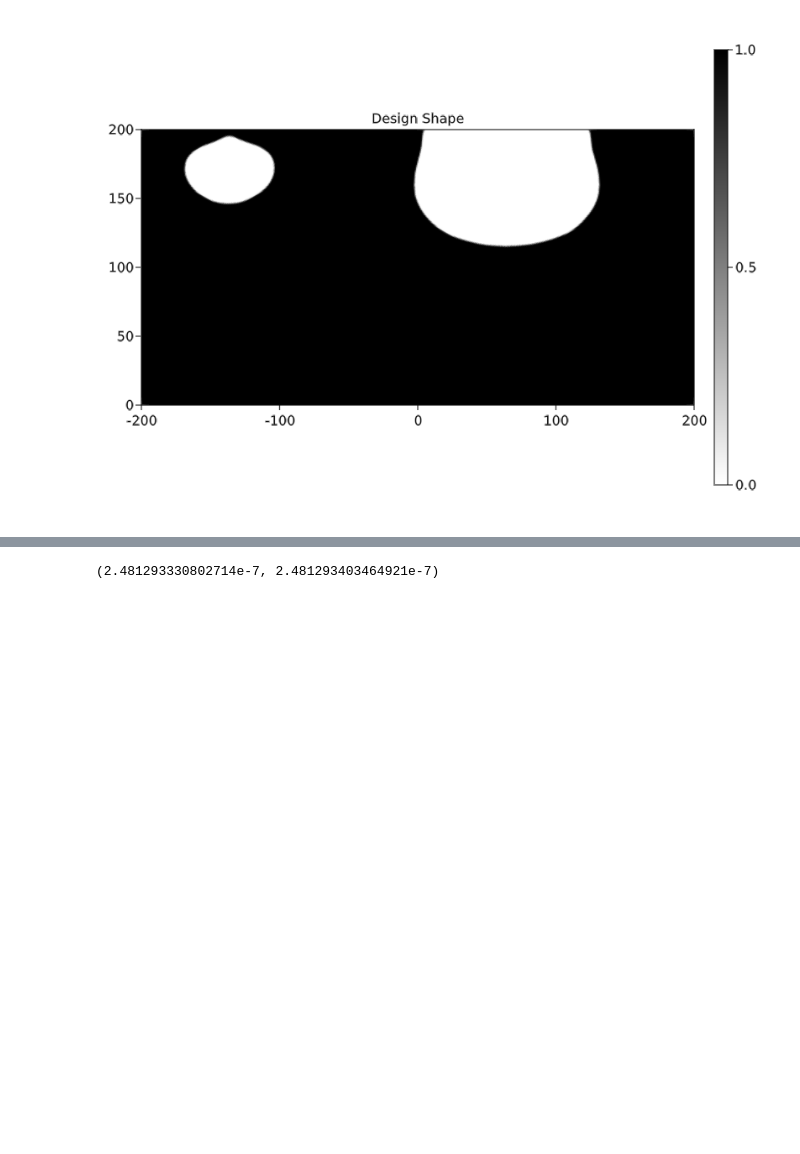
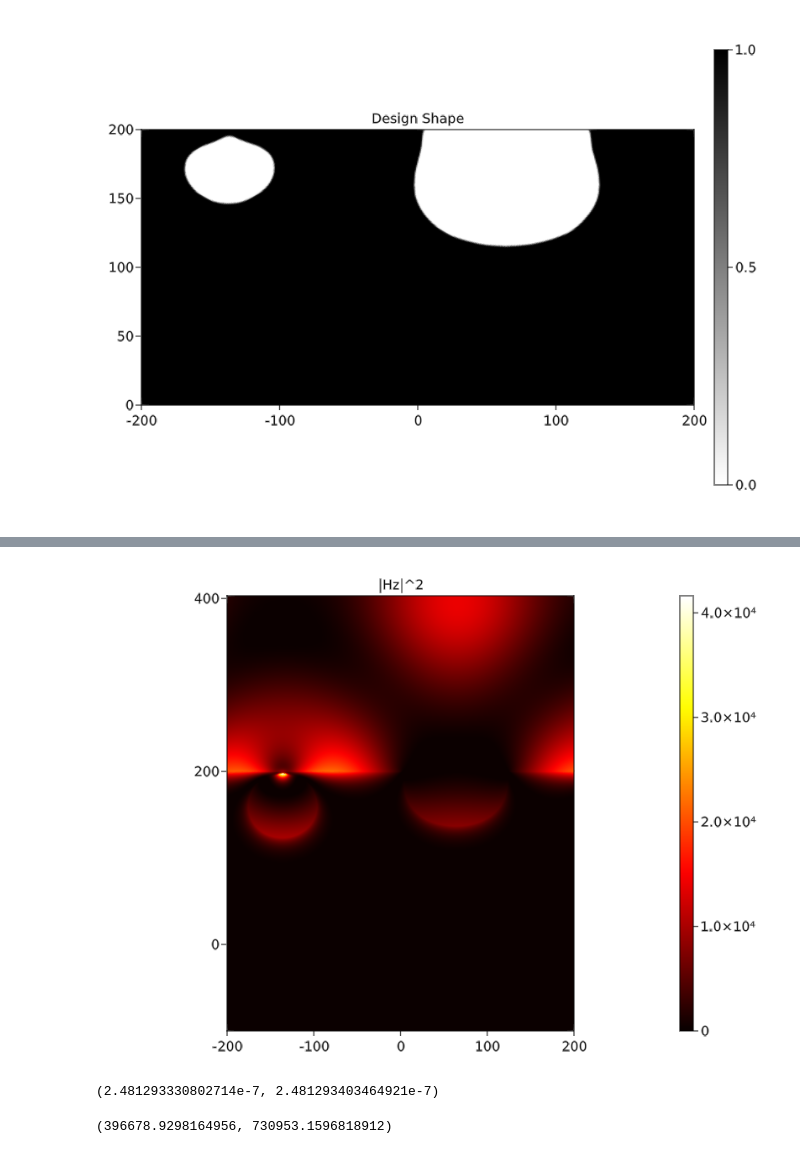
Before and after one commit to WenjieYao/RamanInFluid, a Jupyter notebook: Main.ipynb, the cells around one changed output, grey strips where cells are left out. Drawn from its saved outputs; the diff is of its cells as text; code cells hidden in the pictures; blank space fills up the shorter version.

```diff
--- a/Main.ipynb
+++ b/Main.ipynb
@@ -321,15 +329,18 @@ fig
 # %%
 maxv = maximum(abs.(u1_vec))/1
 #fig, ax, plt = plot(gridap.Ω, real(u1h), colormap = :bwr, colorrange=(-maxv, maxv))
 fig, ax, plt = plot(gridap.Ω, abs2(u1h), colormap = :hot, colorrange=(0, maxv^2))
+#fig, ax, plt = plot(gridap.Ω, abs(((p ->(1 / ((nf + (nm1 - nf) * p)^2) )) ∘ pth)*(sqrt∘(∇(u1h)⋅∇(u1h)))), colormap = :hot, colorrange=(0, 5))
 Colorbar(fig[1,2], plt)
 ax.title = "|Hz|^2"
 #ax.aspect = AxisAspect(L/(phys1.LHp[2]+phys1.LHn[2]))
 #limits!(ax, -L/2, L/2, -phys1.LHn[2], phys1.LHp[2])
 ax.aspect = AxisAspect(L/(hsub+hd+hr*1))
 limits!(ax, -L/2, L/2, -hsub, hd+hr*1)
-save("Results/Field.png", fig)
+# save("Results/Field.png", fig)
 fig
+# %% [output]
+[figure, added]
 # %%
 Nwave = 100
 raman_shift = 17
@@ -392,7 +403,9 @@ g1-g0, grad'*δp
 # %%
 usat = 1e4
 damp = 1e-2
-g0_p(p_init; kb=0, phys1, phys2, control, gridap, usat, damp)
+g0_p(p0; kb=0, phys1, phys2, control, gridap, usat, damp)/L, g0_p(p0; kb=0, phys1, phys2, control, gridap)/L
+# %% [output]
+(396678.9298164956, 730953.1596818912)
 # %%
 gmax = 0
 rmax = 0
```
Also changed, not shown: parts of 2 cells of this notebook, 10 other files.
